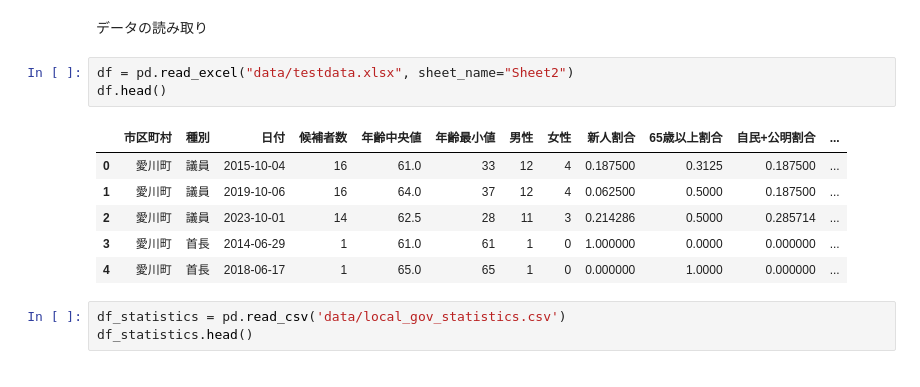
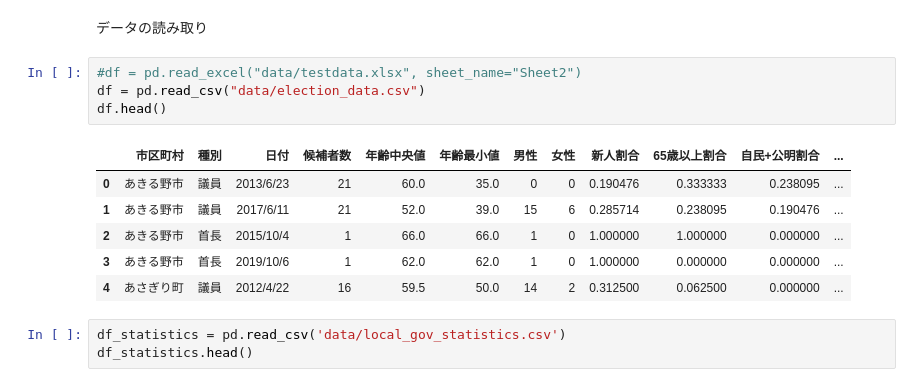
Before and after one commit to shun217/Statistics-Competition_Local-government-policy, a Jupyter notebook: testdata_pre.ipynb, the cells around one changed output. Cells and saved outputs as stored; diff of their text form.

```diff
--- a/testdata_pre.ipynb
+++ b/testdata_pre.ipynb
@@ -18,15 +18,16 @@ from linearmodels.panel import PanelOLS
 # %% [markdown]
 <p>データの読み取り</p>
 # %%
-df = pd.read_excel("data/testdata.xlsx", sheet_name="Sheet2")
+#df = pd.read_excel("data/testdata.xlsx", sheet_name="Sheet2")
+df = pd.read_csv("data/election_data.csv")
 df.head()
 # %% [output]
 |  | 市区町村 | 種別 | 日付 | 候補者数 | 年齢中央値 | 年齢最小値 | 男性 | 女性 | 新人割合 | 65歳以上割合 | 自民+公明割合 | ... |
-| 0 | 愛川町 | 議員 | 2015-10-04 | 16 | 61.0 | 33 | 12 | 4 | 0.187500 | 0.3125 | 0.187500 | ... |
-| 1 | 愛川町 | 議員 | 2019-10-06 | 16 | 64.0 | 37 | 12 | 4 | 0.062500 | 0.5000 | 0.187500 | ... |
-| 2 | 愛川町 | 議員 | 2023-10-01 | 14 | 62.5 | 28 | 11 | 3 | 0.214286 | 0.5000 | 0.285714 | ... |
-| 3 | 愛川町 | 首長 | 2014-06-29 | 1 | 61.0 | 61 | 1 | 0 | 1.000000 | 0.0000 | 0.000000 | ... |
-| 4 | 愛川町 | 首長 | 2018-06-17 | 1 | 65.0 | 65 | 1 | 0 | 0.000000 | 1.0000 | 0.000000 | ... |
+| 0 | あきる野市 | 議員 | 2013/6/23 | 21 | 60.0 | 35.0 | 0 | 0 | 0.190476 | 0.333333 | 0.238095 | ... |
+| 1 | あきる野市 | 議員 | 2017/6/11 | 21 | 52.0 | 39.0 | 15 | 6 | 0.285714 | 0.238095 | 0.190476 | ... |
+| 2 | あきる野市 | 首長 | 2015/10/4 | 1 | 66.0 | 66.0 | 1 | 0 | 1.000000 | 1.000000 | 0.000000 | ... |
+| 3 | あきる野市 | 首長 | 2019/10/6 | 1 | 62.0 | 62.0 | 1 | 0 | 1.000000 | 0.000000 | 0.000000 | ... |
+| 4 | あさぎり町 | 議員 | 2012/4/22 | 16 | 59.5 | 50.0 | 14 | 2 | 0.312500 | 0.062500 | 0.000000 | ... |
 # %%
 df_statistics = pd.read_csv('data/local_gov_statistics.csv')
 df_statistics.head()
```
Also changed, not shown: parts of 19 cells of this notebook, 2 other files.
